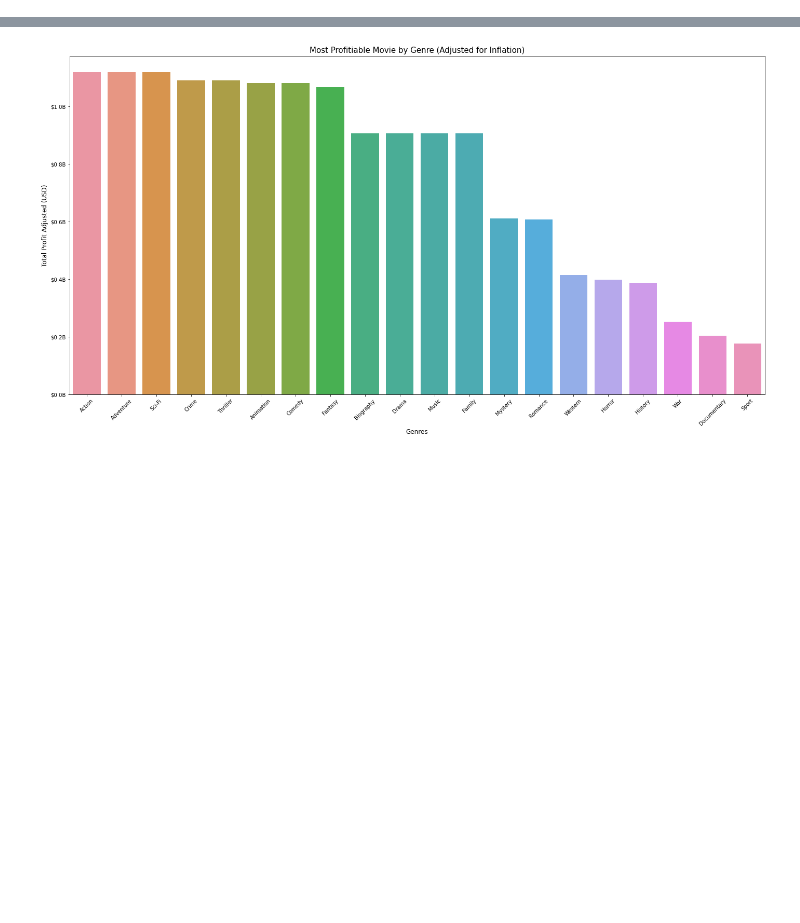
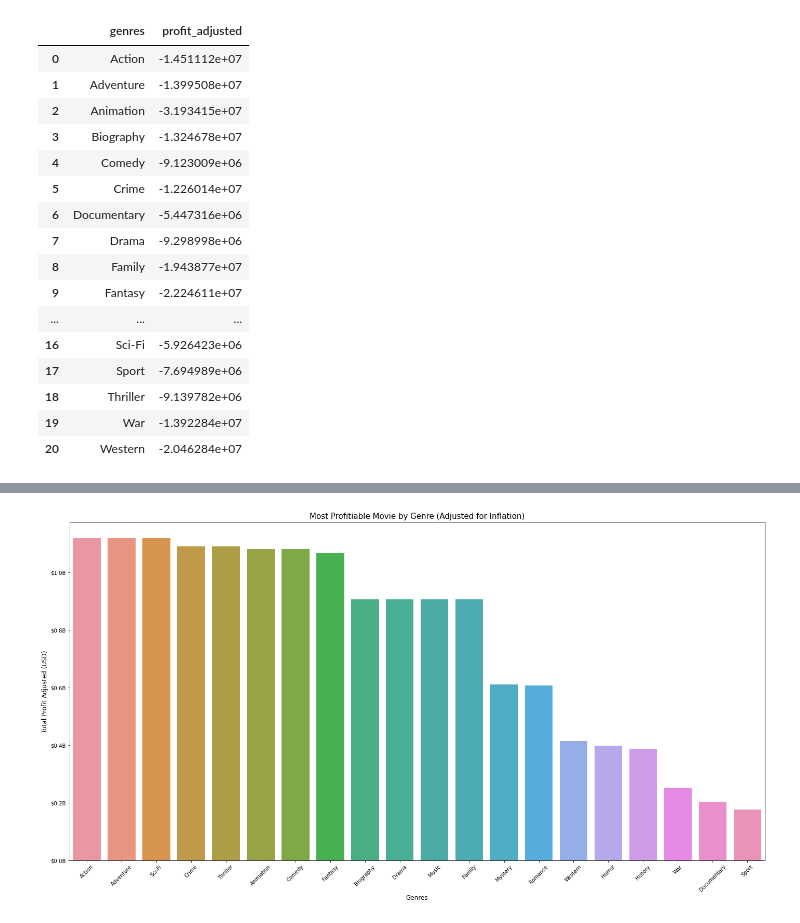
Before and after one commit to SpaceMonkey0453/Phase1_Project, a Jupyter notebook: Jonathan/dsc-phase-1-project-v2-4-master/Jonathan Notebook.ipynb, the cells around one changed output, grey strips where cells are left out. Saved outputs shown, nothing was run; the diff lists cells and outputs as text; code cells hidden in the pictures; blank space fills up the shorter version.

```diff
--- a/Jonathan/dsc-phase-1-project-v2-4-master/Jonathan Notebook.ipynb
+++ b/Jonathan/dsc-phase-1-project-v2-4-master/Jonathan Notebook.ipynb
@@ -65,0 +89,20 @@ max_by_genre = movies_gross_positive.groupby('genres')['profit_adjusted'].max().
+# %%
+Mean_by_genre_neg
+# %% [output]
+|  | genres | profit_adjusted |
+| 0 | Action | -1.451112e+07 |
+| 1 | Adventure | -1.399508e+07 |
+| 2 | Animation | -3.193415e+07 |
+| 3 | Biography | -1.324678e+07 |
+| 4 | Comedy | -9.123009e+06 |
+| 5 | Crime | -1.226014e+07 |
+| 6 | Documentary | -5.447316e+06 |
+| 7 | Drama | -9.298998e+06 |
+| 8 | Family | -1.943877e+07 |
+| 9 | Fantasy | -2.224611e+07 |
+| ... | ... | ... |
+| 16 | Sci-Fi | -5.926423e+06 |
+| 17 | Sport | -7.694989e+06 |
+| 18 | Thriller | -9.139782e+06 |
+| 19 | War | -1.392284e+07 |
+| 20 | Western | -2.046284e+07 |
```
Also changed, not shown: parts of 3 cells of this notebook, 2 other files.
